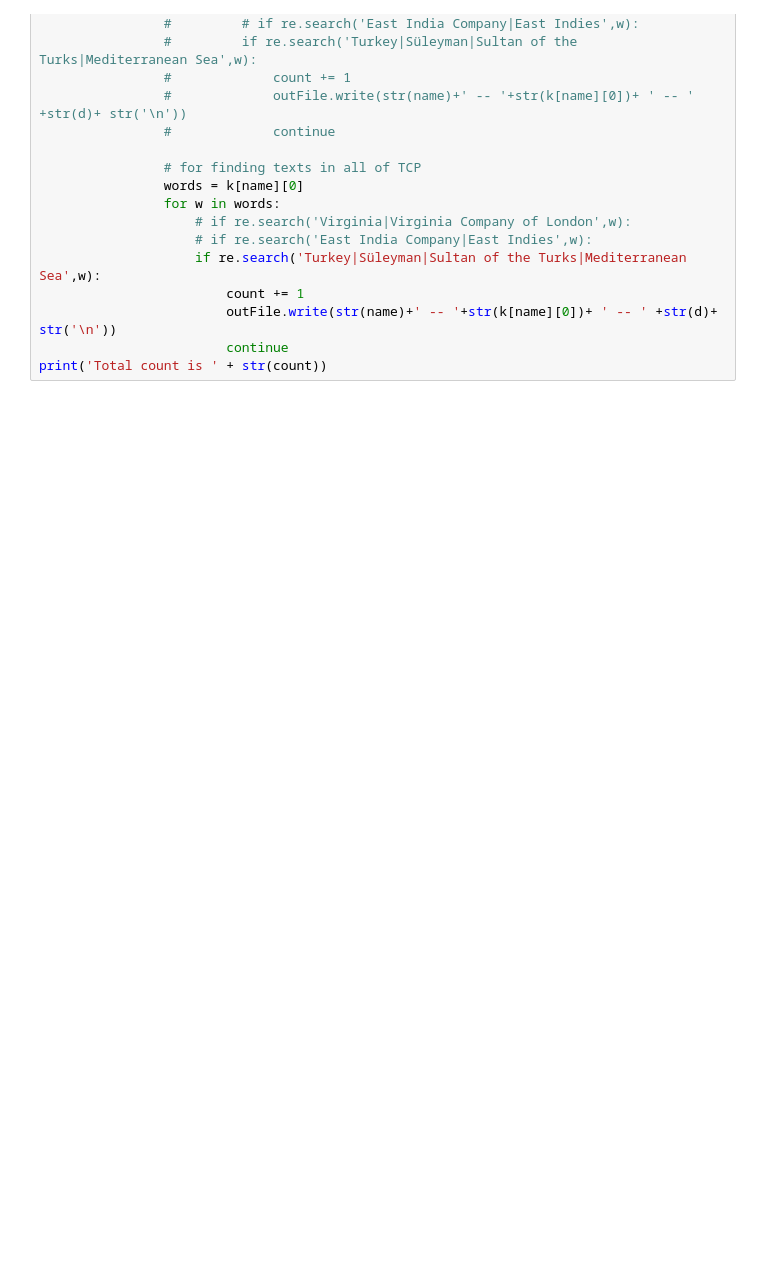
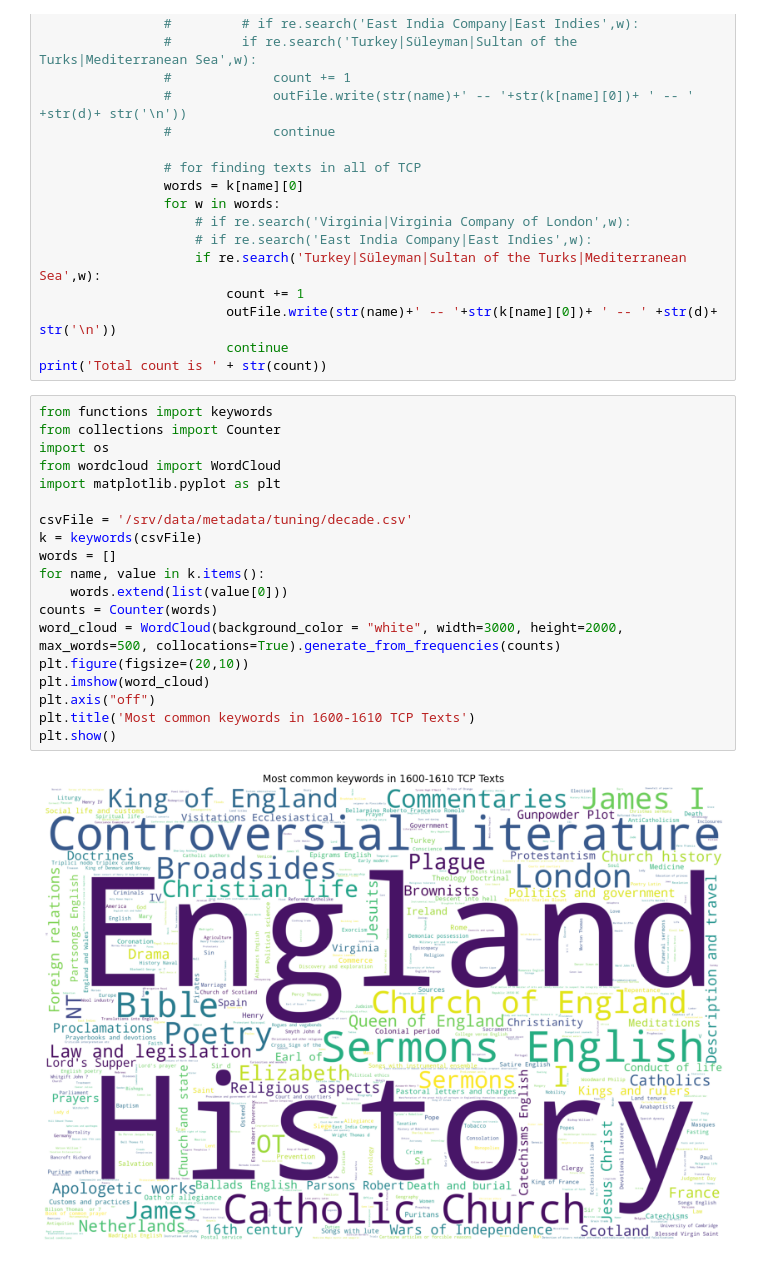
Before and after one commit to amycweng/ECBC-Data-2022, a Jupyter notebook: catalog.ipynb, the cells around one changed output. Saved outputs shown, nothing was run; the diff lists cells and outputs as text; blank space fills up the shorter version.

```diff
--- a/catalog.ipynb
+++ b/catalog.ipynb
@@ -164,3 +164,24 @@ for csv in os.listdir(folder):
                         outFile.write(str(name)+' -- '+str(k[name][0])+ ' -- ' +str(d)+ str('\n'))
                         continue
 print('Total count is ' + str(count))
+# %%
+from functions import keywords
+from collections import Counter
+import os
+from wordcloud import WordCloud
+import matplotlib.pyplot as plt
+
+csvFile = '/srv/data/metadata/tuning/decade.csv'
+k = keywords(csvFile)
+words = []
+for name, value in k.items():
+    words.extend(list(value[0]))
+counts = Counter(words)
+word_cloud = WordCloud(background_color = "white", width=3000, height=2000, max_words=500, collocations=True).generate_from_frequencies(counts)
+plt.figure(figsize=(20,10))
+plt.imshow(word_cloud)
+plt.axis("off")
+plt.title('Most common keywords in 1600-1610 TCP Texts')
+plt.show()
+# %% [output]
+[figure, added]
```
Also changed, not shown: 1 other file.
